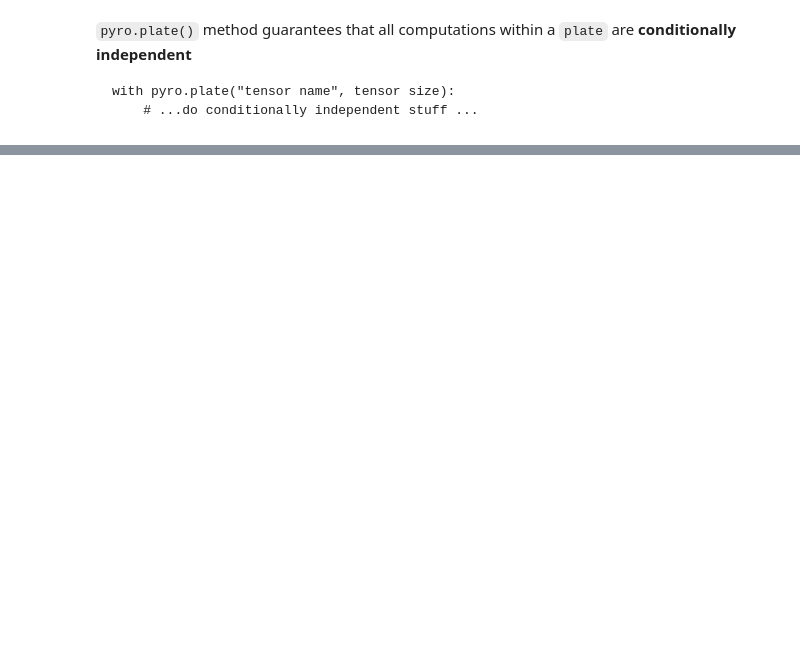
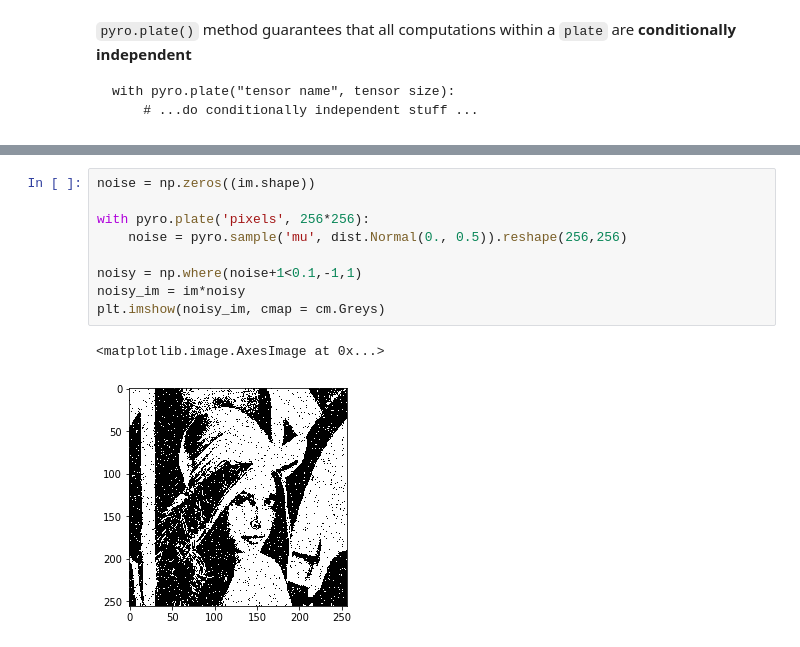
Before and after one commit to ginevracoal/statistical-machine-learning, a Jupyter notebook: notebooks/03_graphical_models.ipynb, the cells around one changed output, grey strips where cells are left out. Cells and saved outputs as stored; diff of their text form; blank space fills up the shorter version.

```diff
--- a/notebooks/03_graphical_models.ipynb
+++ b/notebooks/03_graphical_models.ipynb
@@ -146,0 +190,12 @@ da finire
+# %%
+noise = np.zeros((im.shape))
+
+with pyro.plate('pixels', 256*256):
+    noise = pyro.sample('mu', dist.Normal(0., 0.5)).reshape(256,256)
+
+noisy = np.where(noise+1<0.1,-1,1)
+noisy_im = im*noisy
+plt.imshow(noisy_im, cmap = cm.Greys)
+# %% [output]
+<matplotlib.image.AxesImage at 0x...>
+[figure, added]
```
Also changed, not shown: parts of 17 cells of this notebook.
